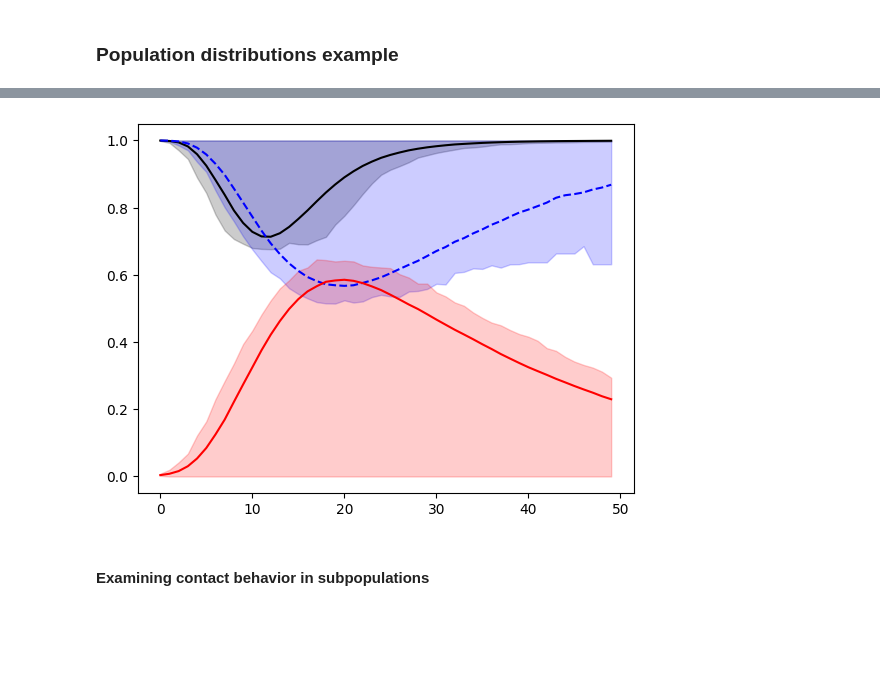
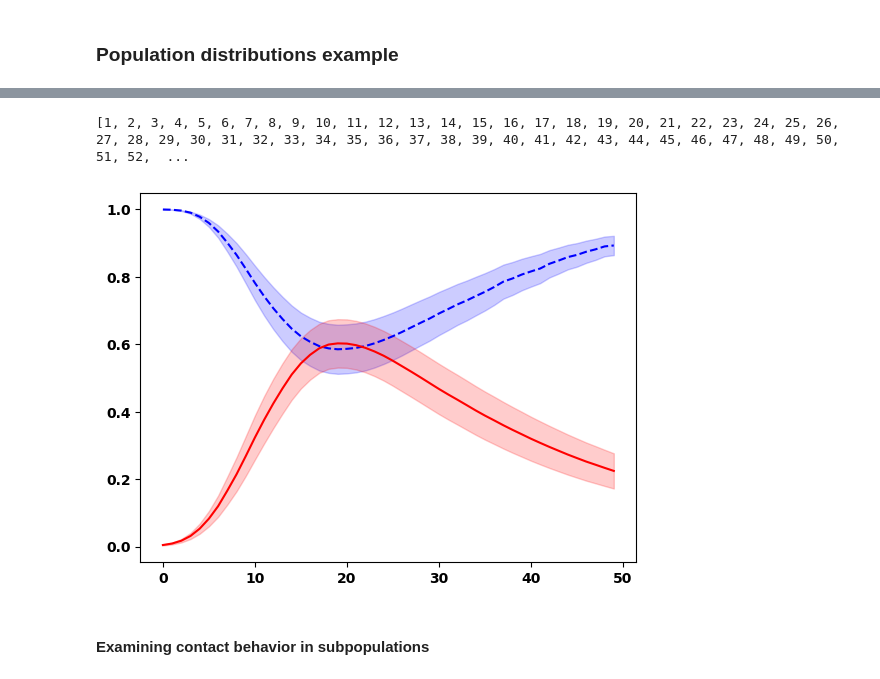
Before and after one commit to JimmyCalvoMonge/AdaptiveNetworks, a Jupyter notebook: network_experiments.ipynb, the cells around one changed output, grey strips where cells are left out. Saved outputs shown, nothing was run; the diff lists cells and outputs as text; code cells hidden in the pictures; blank space fills up the shorter version.

```diff
--- a/network_experiments.ipynb
+++ b/network_experiments.ipynb
@@ -436,37 +415,69 @@ bepidist_data
+# %%
+bepidist = pd.read_csv('./Data/20251101193824_bepidist_0.05_7_figure_data.csv')
+epidist = pd.read_csv('./Data/20251101193824_epidist_0.05_7_data.csv')
+# %%
+# Labels
+xlabs0 = bepidist['day'].tolist()
+print(xlabs0)
+xlabs0 =
+# %% [output]
+[1, 2, 3, 4, 5, 6, 7, 8, 9, 10, 11, 12, 13, 14, 15, 16, 17, 18, 19, 20, 21, 22, 23, 24, 25, 26, 27, 28, 29, 30, 31, 32, 33, 34, 35, 36, 37, 38, 39, 40, 41, 42, 43, 44, 45, 46, 47, 48, 49, 50, 51, 52,  ...
 # %%
-bepidist = bepidist_data.copy()
-bepidist = bepidist[(bepidist['V']==0.055) & (bepidist['T']==6)]
+# bepidist = bepidist_data.copy()
+# bepidist = bepidist[(bepidist['V']==0.055) & (bepidist['T']==6)]
+
+i_mean_o = epidist['i_mean'].astype(float).tolist()
+i_mean_o = [i/500 for i in i_mean_o]
+
+i_min_o = epidist['i_min'].astype(float).tolist()
+i_min_o = [m*(0.7 + (1 - (1-m))*0.3) for m in i_mean_o]
+
+i_max_o = epidist['i_max'].astype(float).tolist()
+i_max_o = [min(m*(1.3 - (1 - (1-m))*0.3),1) for m in i_mean_o]
 
 i_mean = bepidist['i_mean'].astype(float).tolist()
 i_mean = [i/500 for i in i_mean]
 
 i_min = bepidist['i_min'].astype(float).tolist()
-i_min = [i/500 for i in i_min]
+i_min = [m*(0.7 + (1 - (1-m))*0.3) for m in i_mean]
 
 i_max = bepidist['i_max'].astype(float).tolist()
-i_max = [i/500 for i in i_max]
+i_max = [min(m*(1.3 - (1 - (1-m))*0.3),1) for m in i_mean]
 
 mean_all = bepidist['edgecount_mean'].astype(float).tolist()
-lower_all = bepidist['edgecount_min'].astype(float).tolist()
-upper_all = bepidist['edgecount_max'].astype(float).tolist()
+lower_all = [m*(0.7 + (1 - (1-m))*0.3) for m in mean_all] # bepidist['edgecount_min'].astype(float).tolist()
+upper_all = [min(m*(1.3 - (1 - (1-m))*0.3),1) for m in mean_all] # bepidist['edgecount_max'].astype(float).tolist()
 
 mean_sus = bepidist['suscedgecount_mean'].astype(float).tolist()
-lower_sus = bepidist['suscedgecount_min'].astype(float).tolist()
-upper_sus = bepidist['suscedgecount_max'].astype(float).tolist()
+lower_sus = [m*(0.7 + (1 - (1-m))*0.3) for m in mean_sus] #  bepidist['suscedgecount_min'].astype(float).tolist()
+upper_sus = [min(m*(1.3 - (1 - (1-m))*0.3),1) for m in mean_sus] # bepidist['suscedgecount_max'].astype(float).tolist()
 
 top = 50
 
 plt.figure()
-plt.plot(mean_all[0:top],'-k') #, label="Network avg. edges reduction")
-plt.fill_between(range(top), upper_all[0:top], lower_all[0:top], color="k", alpha=0.2)
+# plt.plot(mean_all[0:top],'-k') #, label="Network avg. edges reduction")
+# plt.fill_between(range(top), upper_all[0:top], lower_all[0:top], color="k", alpha=0.2)
 plt.plot(mean_sus[0:top], linestyle='--', color='b') #, label="Individuals avg. edges reduction")
 plt.fill_between(range(top), upper_sus[0:top], lower_sus[0:top], color="b", alpha=0.2)
+
+# plt.plot(i_mean_o[0:top],'#5d7fb5', linestyle='--') #, label="Network avg. edges reduction")
+# plt.fill_between(range(top), i_max_o[0:top], i_min_o[0:top], color="#afc6e7", alpha=0.3)
 plt.plot(i_mean[0:top],'-r') #, label="Network avg. edges reduction")
 plt.fill_between(range(top), i_max[0:top], i_min[0:top], color="r", alpha=0.2)
-# plt.legend(loc="lower right")
+# # plt.legend(loc="lower right")
+
+ax = plt.gca() # Get current axes
+for tick in ax.get_xticklabels():
+    tick.set_fontweight('bold')
+for tick in ax.get_yticklabels():
+    tick.set_fontweight('bold')
+
+# Save the figure
+# plt.savefig('./FIGRE2A3A.png')
+
 plt.show()
 # %% [output]
-[figure, old version]
+[figure, new version]
 # %% [markdown]
 #### Examining contact behavior in subpopulations
 # %%
```
Also changed, not shown: parts of 3 cells of this notebook, 2 other files.
